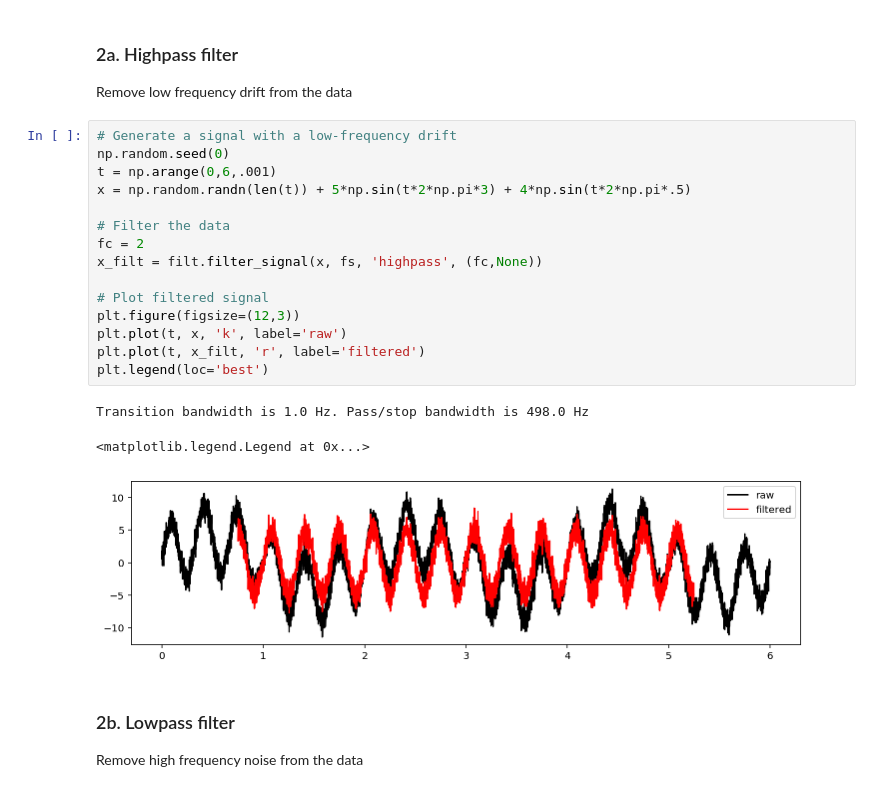
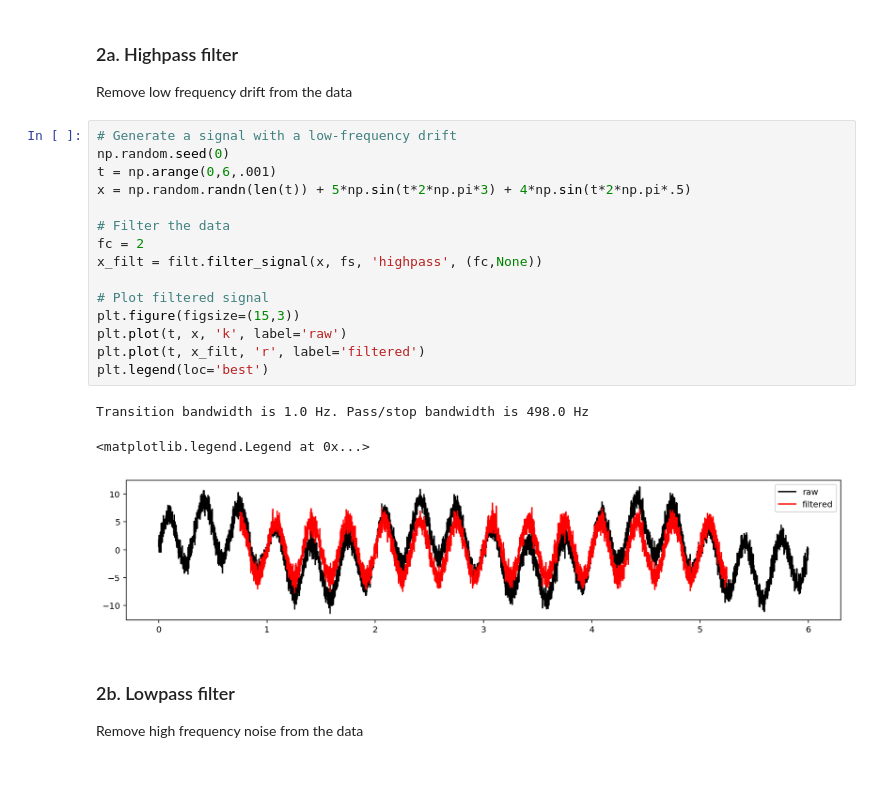
Before and after one commit to neurodsp-tools/neurodsp, a Jupyter notebook: tutorials/1-Filtering.ipynb, the cells around one changed output. Cells and saved outputs as stored; diff of their text form.

```diff
--- a/tutorials/1-Filtering.ipynb
+++ b/tutorials/1-Filtering.ipynb
@@ -52,22 +52,22 @@ Remove low frequency drift from the data
 # %%
 # Generate a signal with a low-frequency drift
 np.random.seed(0)
 t = np.arange(0,6,.001)
 x = np.random.randn(len(t)) + 5*np.sin(t*2*np.pi*3) + 4*np.sin(t*2*np.pi*.5)
 
 # Filter the data
 fc = 2
 x_filt = filt.filter_signal(x, fs, 'highpass', (fc,None))
 
 # Plot filtered signal
-plt.figure(figsize=(12,3))
+plt.figure(figsize=(15,3))
 plt.plot(t, x, 'k', label='raw')
 plt.plot(t, x_filt, 'r', label='filtered')
 plt.legend(loc='best')
 # %% [output]
 Transition bandwidth is 1.0 Hz. Pass/stop bandwidth is 498.0 Hz
 <matplotlib.legend.Legend at 0x...>
-[figure, old version]
+[figure, new version]
 # %% [markdown]
 ### 2b. Lowpass filter
 Remove high frequency noise from the data
```
Also changed, not shown: parts of 7 cells of this notebook, 1 other file.
